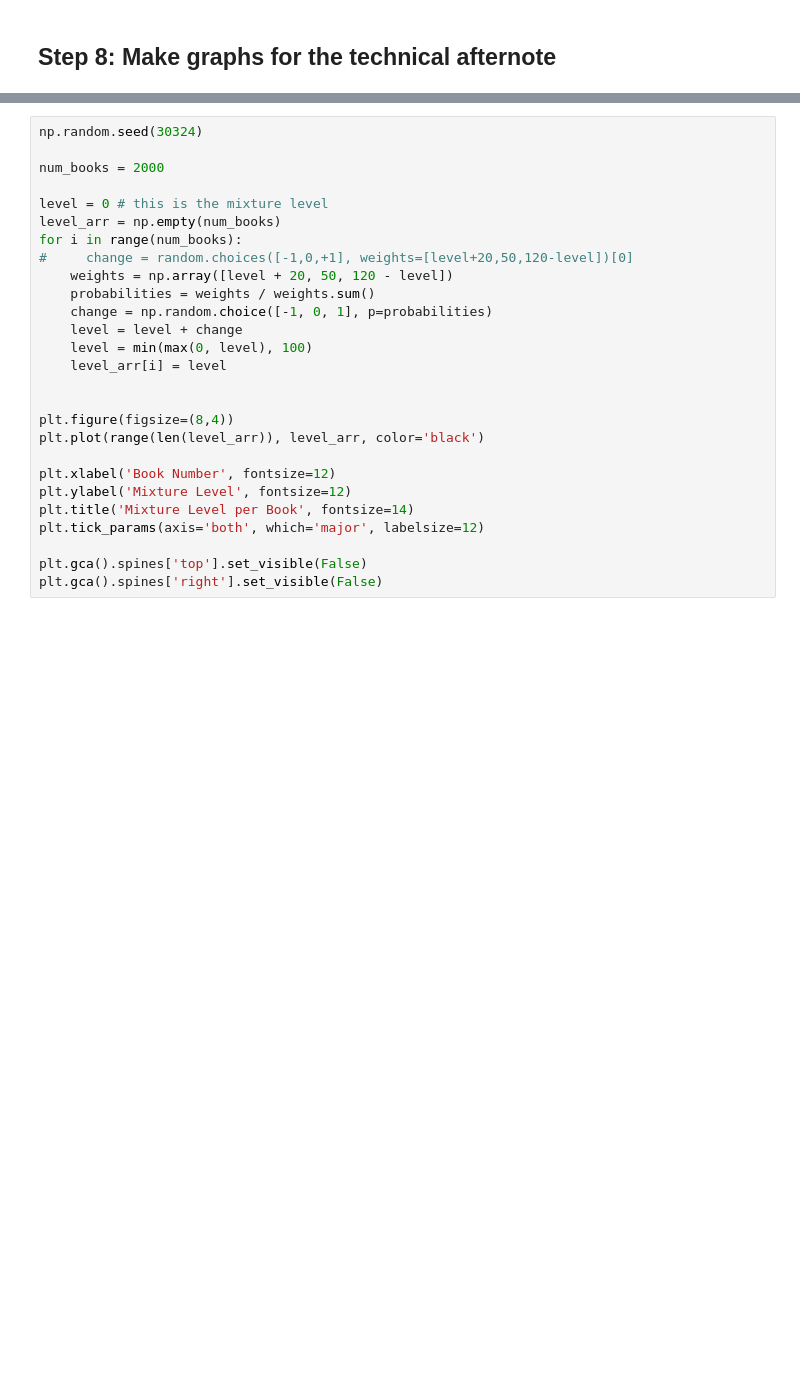
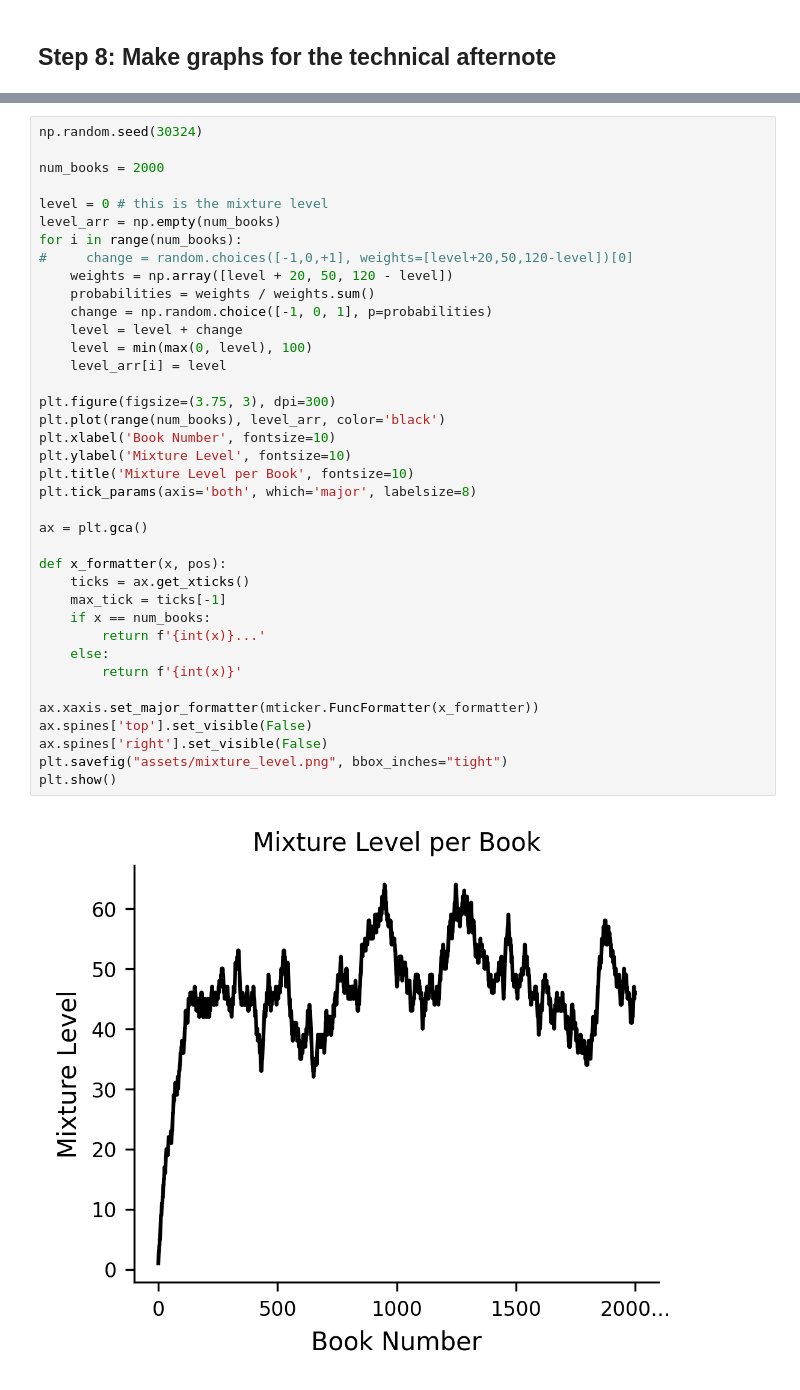
Before and after one commit to ajyoon/aoc, a Jupyter notebook: anxiety_of_conception_algorithm.ipynb, the cells around one changed output, grey strips where cells are left out. Saved outputs shown, nothing was run; the diff lists cells and outputs as text; blank space fills up the shorter version.

```diff
--- a/anxiety_of_conception_algorithm.ipynb
+++ b/anxiety_of_conception_algorithm.ipynb
@@ -594,27 +717,40 @@ plt.show()  # Save the plot to a file
 # %%
 np.random.seed(30324)
 
 num_books = 2000
 
 level = 0 # this is the mixture level
 level_arr = np.empty(num_books)
 for i in range(num_books):
 #     change = random.choices([-1,0,+1], weights=[level+20,50,120-level])[0]
     weights = np.array([level + 20, 50, 120 - level])
     probabilities = weights / weights.sum()
     change = np.random.choice([-1, 0, 1], p=probabilities)
     level = level + change
     level = min(max(0, level), 100)
     level_arr[i] = level
 
+plt.figure(figsize=(3.75, 3), dpi=300)
+plt.plot(range(num_books), level_arr, color='black')
+plt.xlabel('Book Number', fontsize=10)
+plt.ylabel('Mixture Level', fontsize=10)
+plt.title('Mixture Level per Book', fontsize=10)
+plt.tick_params(axis='both', which='major', labelsize=8)
 
-plt.figure(figsize=(8,4))
-plt.plot(range(len(level_arr)), level_arr, color='black')
+ax = plt.gca()
 
-plt.xlabel('Book Number', fontsize=12)
-plt.ylabel('Mixture Level', fontsize=12)
-plt.title('Mixture Level per Book', fontsize=14)
-plt.tick_params(axis='both', which='major', labelsize=12)
+def x_formatter(x, pos):
+    ticks = ax.get_xticks()
+    max_tick = ticks[-1]
+    if x == num_books:
+        return f'{int(x)}...'
+    else:
+        return f'{int(x)}'
 
-plt.gca().spines['top'].set_visible(False)
-plt.gca().spines['right'].set_visible(False)
+ax.xaxis.set_major_formatter(mticker.FuncFormatter(x_formatter))
+ax.spines['top'].set_visible(False)
+ax.spines['right'].set_visible(False)
+plt.savefig("assets/mixture_level.png", bbox_inches="tight")
+plt.show()
+# %% [output]
+[figure, added]
```
Also changed, not shown: parts of 14 cells of this notebook, 13 other files.
